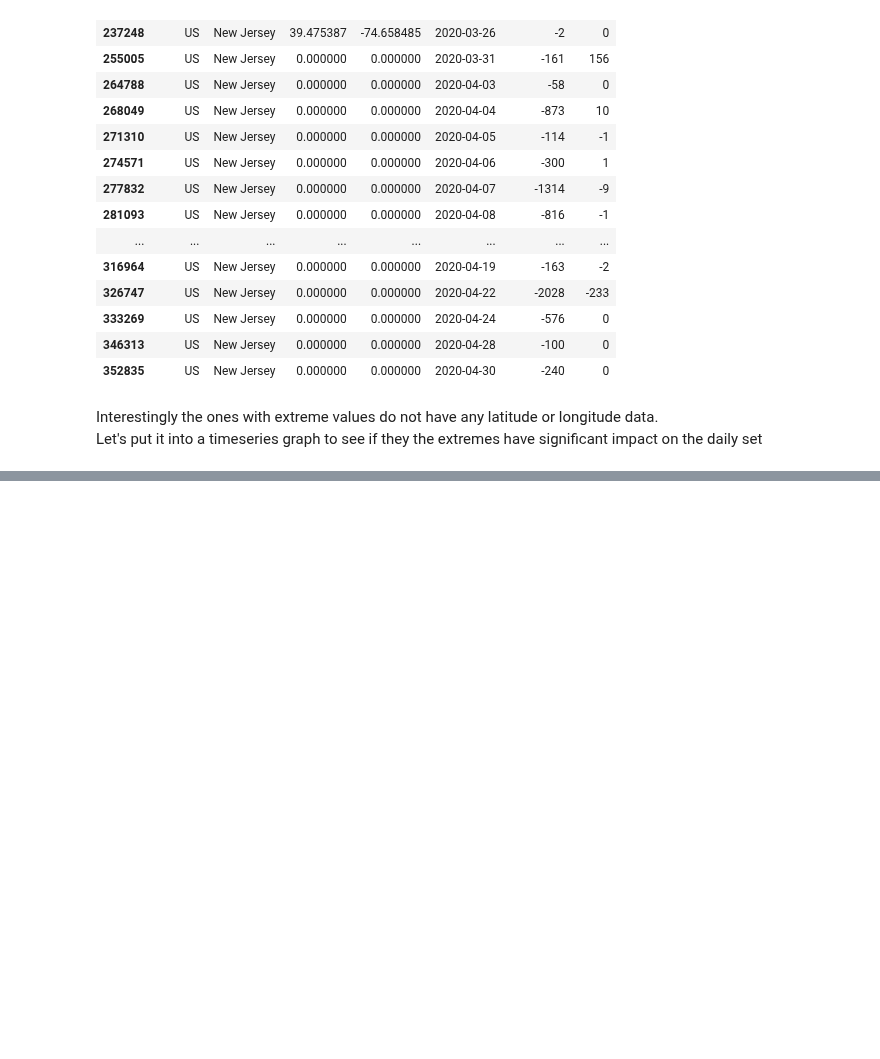
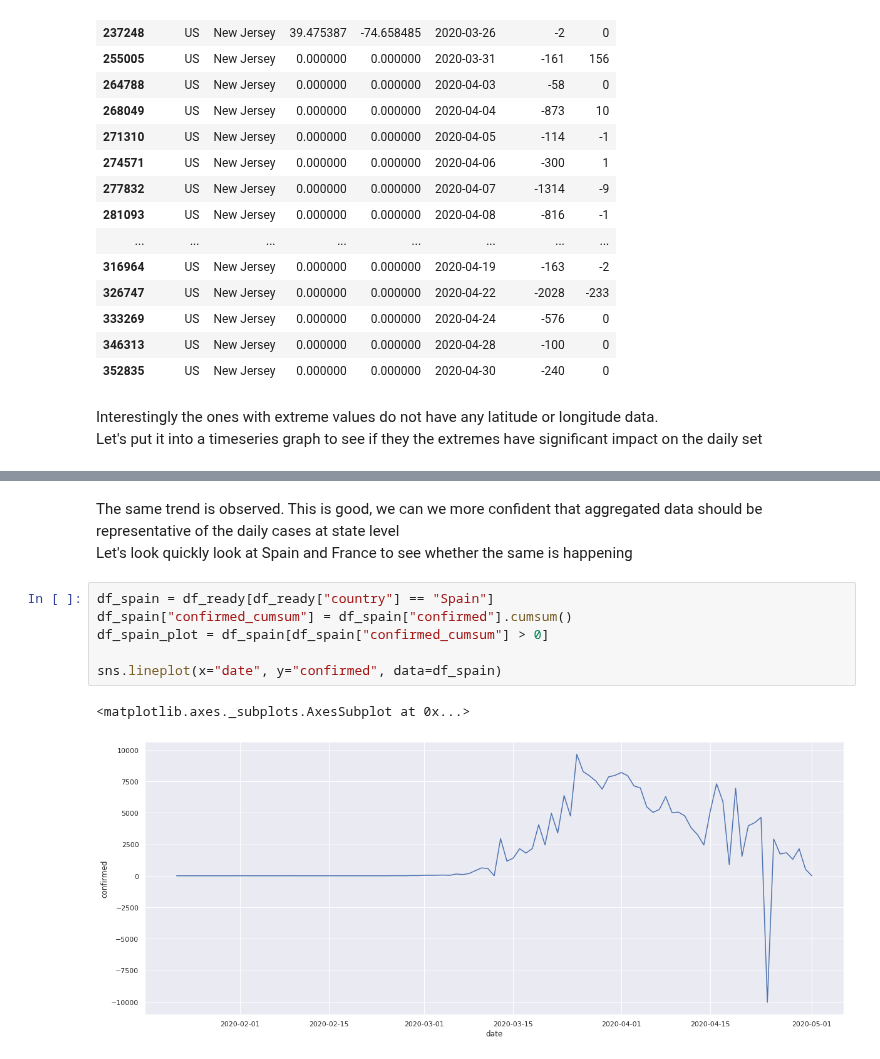
Before and after one commit to amuweee/covid_ds, a Jupyter notebook: data_preprocessing/data_cleanup.ipynb, the cells around one changed output, grey strips where cells are left out. Saved outputs shown, nothing was run; the diff lists cells and outputs as text; blank space fills up the shorter version.

```diff
--- a/data_preprocessing/data_cleanup.ipynb
+++ b/data_preprocessing/data_cleanup.ipynb
@@ -408,0 +409,12 @@ sns.lineplot(x="date", y="confirmed", data=data_geo_plot)
+# %% [markdown]
+The same trend is observed. This is good, we can we more confident that aggregated data should be representative of the daily cases at state level
+Let's look quickly look at Spain and France to see whether the same is happening
+# %%
+df_spain = df_ready[df_ready["country"] == "Spain"]
+df_spain["confirmed_cumsum"] = df_spain["confirmed"].cumsum()
+df_spain_plot = df_spain[df_spain["confirmed_cumsum"] > 0]
+
+sns.lineplot(x="date", y="confirmed", data=df_spain)
+# %% [output]
+<matplotlib.axes._subplots.AxesSubplot at 0x...>
+[figure, added]
```
Also changed, not shown: parts of 8 cells of this notebook, 2 other files.
